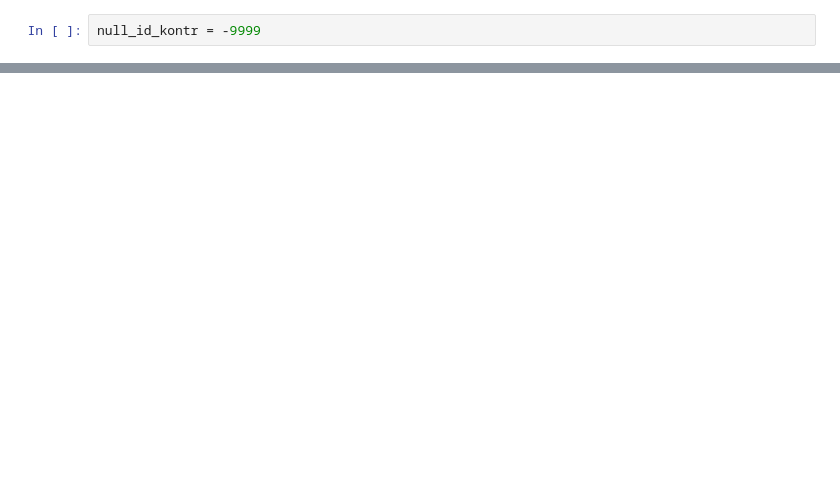
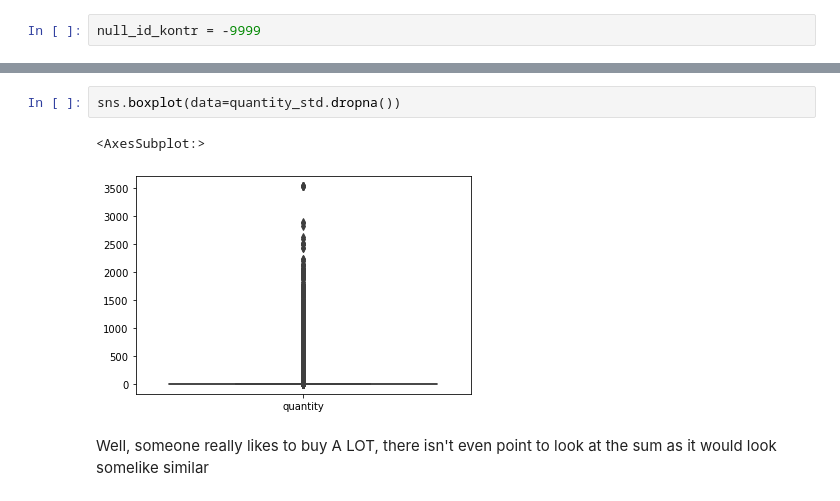
Before and after one commit to cubazis/inno_stats_2020, a Jupyter notebook: lab1.ipynb, the cells around one changed output, grey strips where cells are left out. Drawn from its saved outputs; the diff is of its cells as text; blank space fills up the shorter version.

```diff
--- a/lab1.ipynb
+++ b/lab1.ipynb
@@ -117,0 +301,7 @@ df[df['is_green'].isnull()]
+# %%
+sns.boxplot(data=quantity_std.dropna())
+# %% [output]
+<AxesSubplot:>
+[figure, added]
+# %% [markdown]
+Well, someone really likes to buy A LOT, there isn't even point to look at the sum as it would look somelike similar
```
Also changed, not shown: parts of 196 cells of this notebook.
